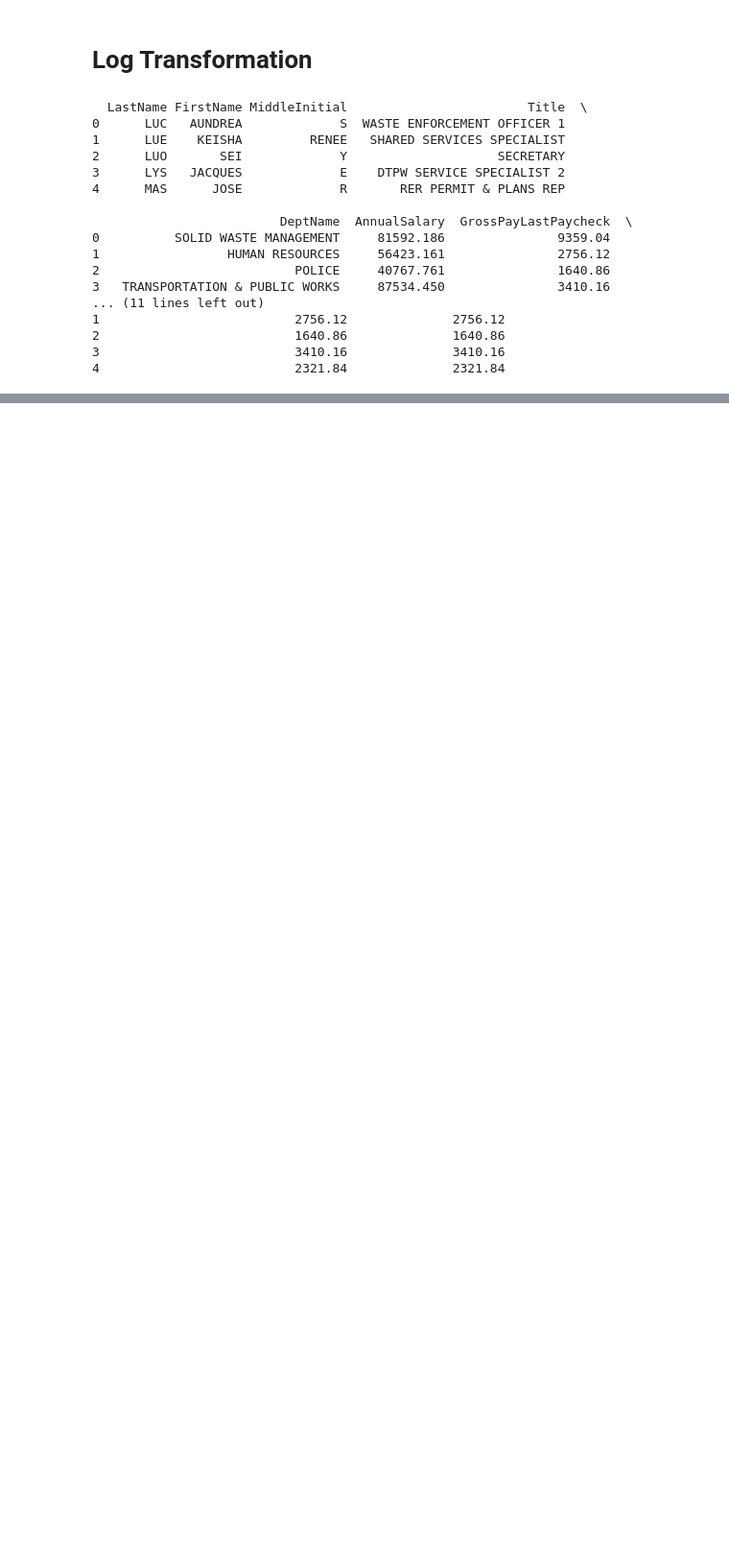
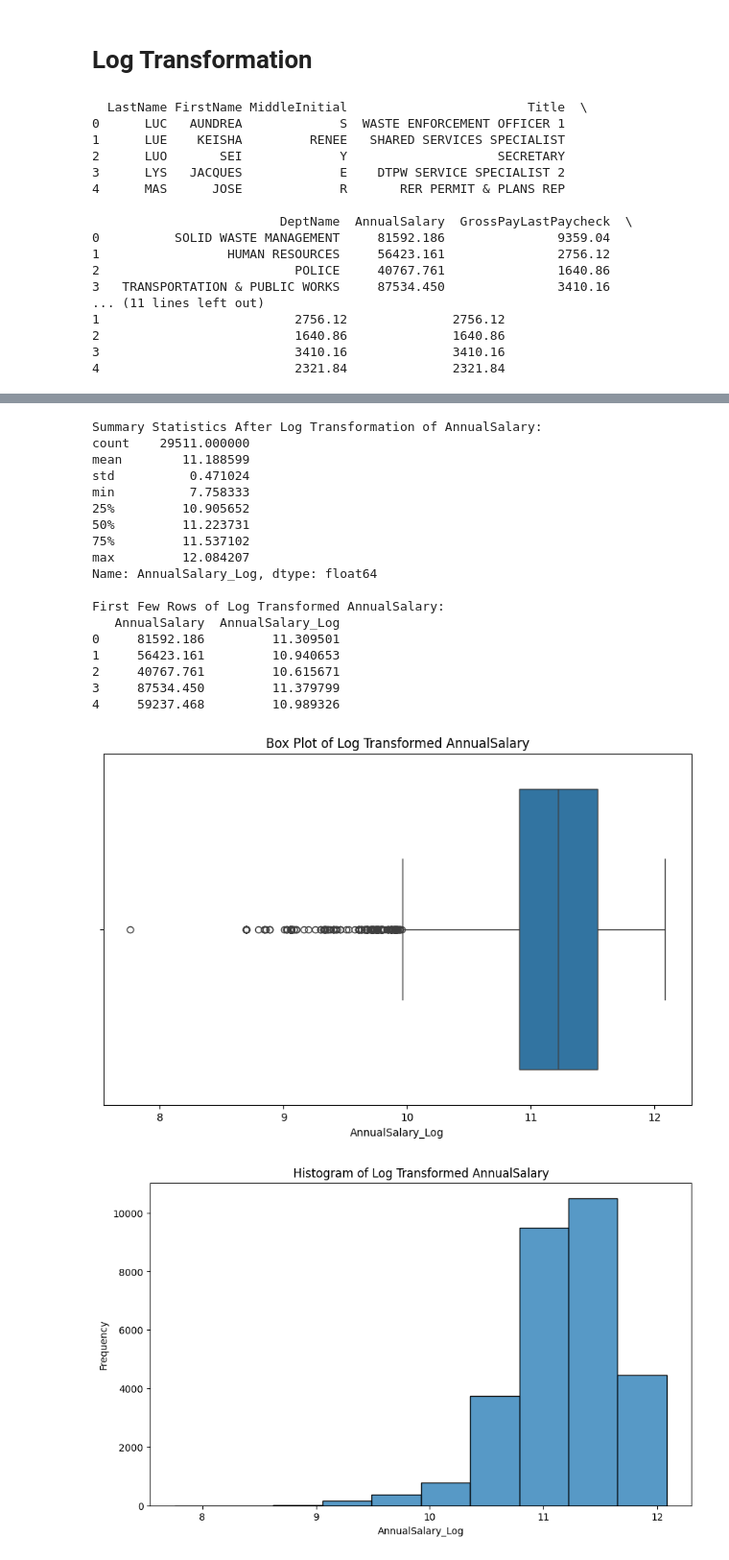
Before and after one commit to Axlbenja/MiamiDadeCounty_EmployeePay_2025, a Jupyter notebook: MiamiDadeCounty_EmployeePay_2025.ipynb, the cells around one changed output, grey strips where cells are left out. Shown: that part at 96% size. Drawn from its saved outputs; the diff is of its cells as text; code cells hidden in the pictures; blank space fills up the shorter version.

```diff
--- a/MiamiDadeCounty_EmployeePay_2025.ipynb
+++ b/MiamiDadeCounty_EmployeePay_2025.ipynb
@@ -319,0 +439,51 @@ https://gist.github.com/mwaskom/de44147ed2974457ad6372750bbe5751
+# %%
+def log_transform_and_plot(df, column):
+    """
+    Apply log transformation to a column and plot the results.
+
+    Parameters:
+    - df: DataFrame containing the data
+    - column: Name of the column to log transform
+    """
+    try:
+        if (df[column] <= 0).any():
+            print(f"Warning: '{column}' contains non-positive values. Using log1p for transformation.")
+
+        # Log transformation
+        df[f"{column}_Log"] = np.log1p(df[column])
+
+        print(f"\nSummary Statistics After Log Transformation of {column}:")
+        print(df[f"{column}_Log"].describe())
+        print(f"\nFirst Few Rows of Log Transformed {column}:")
+        print(df[[column, f"{column}_Log"]].head())
+
+        plot_data(df, column, title_suffix="Log Transformed", column_suffix="_Log")
+    except KeyError:
+        print(f"Error: Column '{column}' not found in DataFrame")
+    except Exception as e:
+        print(f"An error occurred during log transformation of {column}: {str(e)}")
+# %%
+# Apply log transformation and plot for selected columns
+for col in ['AnnualSalary', 'GrossPayLastPaycheck', 'GrossYTD']:
+    log_transform_and_plot(df, col)
+# %% [output]
+Summary Statistics After Log Transformation of AnnualSalary:
+count    29511.000000
+mean        11.188599
+std          0.471024
+min          7.758333
+25%         10.905652
+50%         11.223731
+75%         11.537102
+max         12.084207
+Name: AnnualSalary_Log, dtype: float64
+
+First Few Rows of Log Transformed AnnualSalary:
+   AnnualSalary  AnnualSalary_Log
+0     81592.186         11.309501
+1     56423.161         10.940653
+2     40767.761         10.615671
+3     87534.450         11.379799
+4     59237.468         10.989326
+[figure, added]
+[figure, added]
```
Also changed, not shown: parts of 10 cells of this notebook.
